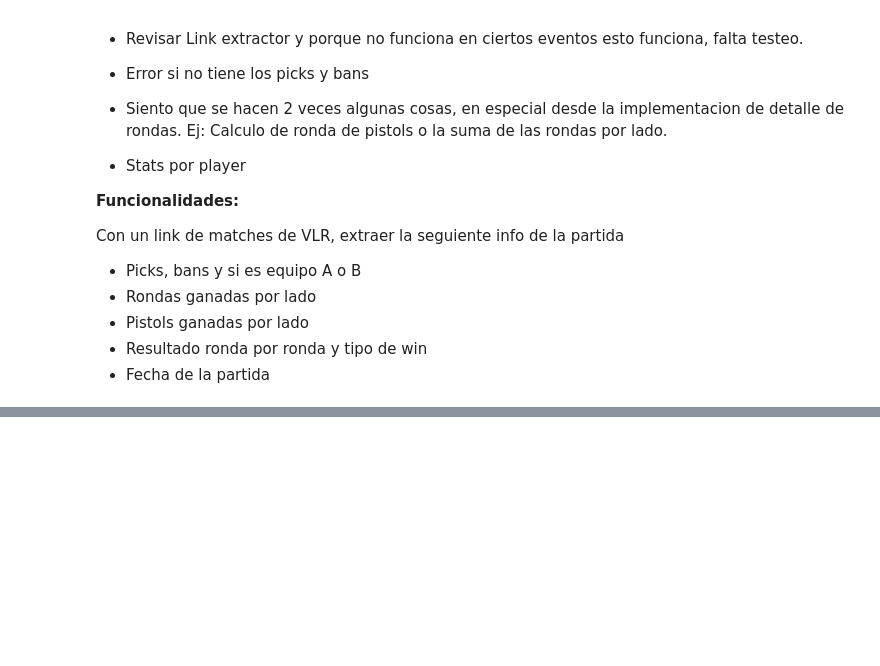
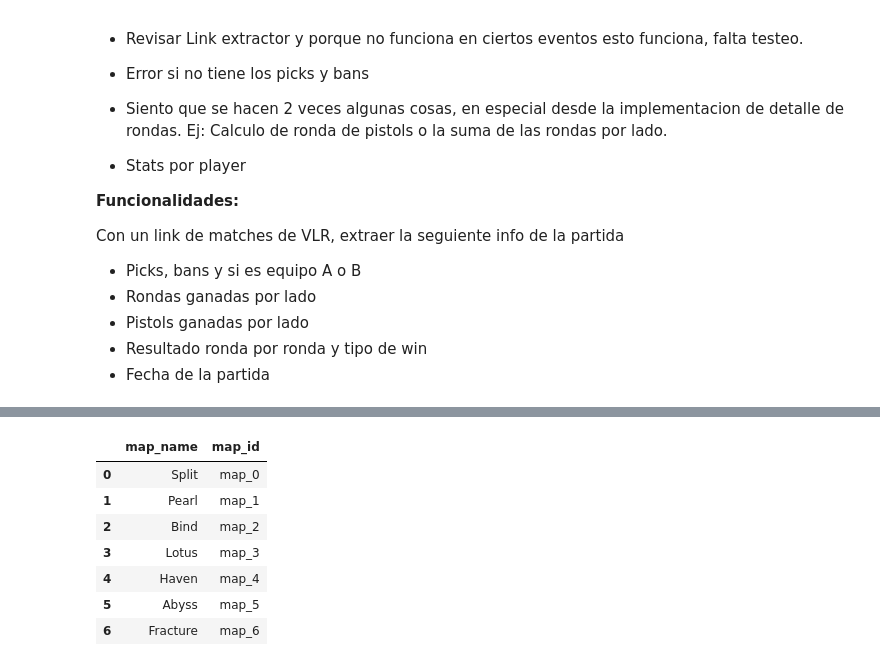
Before and after one commit to RkTcaster/vlr-scraper, a Jupyter notebook: Webscraper.ipynb, the cells around one changed output, grey strips where cells are left out. Drawn from its saved outputs; the diff is of its cells as text; code cells hidden in the pictures; blank space fills up the shorter version.

```diff
--- a/Webscraper.ipynb
+++ b/Webscraper.ipynb
@@ -1186,7 +1186,7 @@ performance_dict = {
     'event':[]
 }
 
-for dire in toExtract[0:2]:
+for dire in toExtract:
     dire_perfo = dire+'/?game=all&tab=performance'
     sopa = urlStats(dire_perfo)
     soup_pickedMap = urlStats(dire)
@@ -1428,0 +1488,10 @@ df_full_round_to_export['powerBikyy'][0]
+# %%
+df_picks = pd.read_csv('picks.csv')
+
+amount_matches = len(df_picks.drop_duplicates(subset='date'))
+
+match_tournament_dict = {'touranment_id':['tournament_4' for x in range(0,amount_matches)], #Ojo con esto medio hardcodeado
+                         'draft_id' : ['draft_'+str(x) for x in range(0,amount_matches)]
+                         }
+
+df_match_tournaments = pd.DataFrame(match_tournament_dict)
@@ -1428,0 +1548,20 @@ df_full_round_to_export['powerBikyy'][0]
+# %%
+df_stats = pd.read_csv('Statsamer1.csv')
+
+df_stats['match_id'] = df_matches['match_id']
+
+column_order_map_stats = ['match_id','team','rival','map','own_pistol_tt','own_pistol_ct','own_score_tt','rival_score_tt','own_score_ct','rival_score_ct','date']
+
+df_map_stats = df_stats[column_order_map_stats]
+
+df_map_stats = df_map_stats.rename(columns={'team':'teamA','rival':'teamB','own_pistol_tt':'teamA_pistol_tt','own_pistol_ct':'teamA_pistol_ct','own_score_tt':'teamA_score_tt','rival_score_tt':'teamB_score_tt','own_score_ct':'teamA_score_ct','rival_score_ct':'teamB_score_ct'})
+
+def check_played(rounds_played):
+    if rounds_played != 0:
+        return 1
+    else:
+        return 0
+
+df_map_stats['played'] = df_map_stats['teamA_score_tt']+df_map_stats['teamB_score_tt']+df_map_stats['teamA_score_ct'] +df_map_stats['teamB_score_ct']
+
+df_map_stats['played'] = df_map_stats['played'].apply(check_played)
@@ -1428,0 +1585,7 @@ df_full_round_to_export['powerBikyy'][0]
+# %%
+maps_list = list(df_map_stats['map'].unique())
+
+df_maps_id = pd.DataFrame(maps_list)
+df_maps_id = df_maps_id.rename(columns={0:'map_name'})
+
+df_maps_id = text_to_index(df_maps_id,'map')
@@ -1428,0 +1604,12 @@ df_full_round_to_export['powerBikyy'][0]
+# %%
+df_maps_id.to_csv(path_or_buf='table_maps.csv',index=False)
+df_maps_id
+# %% [output]
+|  | map_name | map_id |
+| 0 | Split | map_0 |
+| 1 | Pearl | map_1 |
+| 2 | Bind | map_2 |
+| 3 | Lotus | map_3 |
+| 4 | Haven | map_4 |
+| 5 | Abyss | map_5 |
+| 6 | Fracture | map_6 |
```
Also changed, not shown: parts of 16 cells of this notebook.
